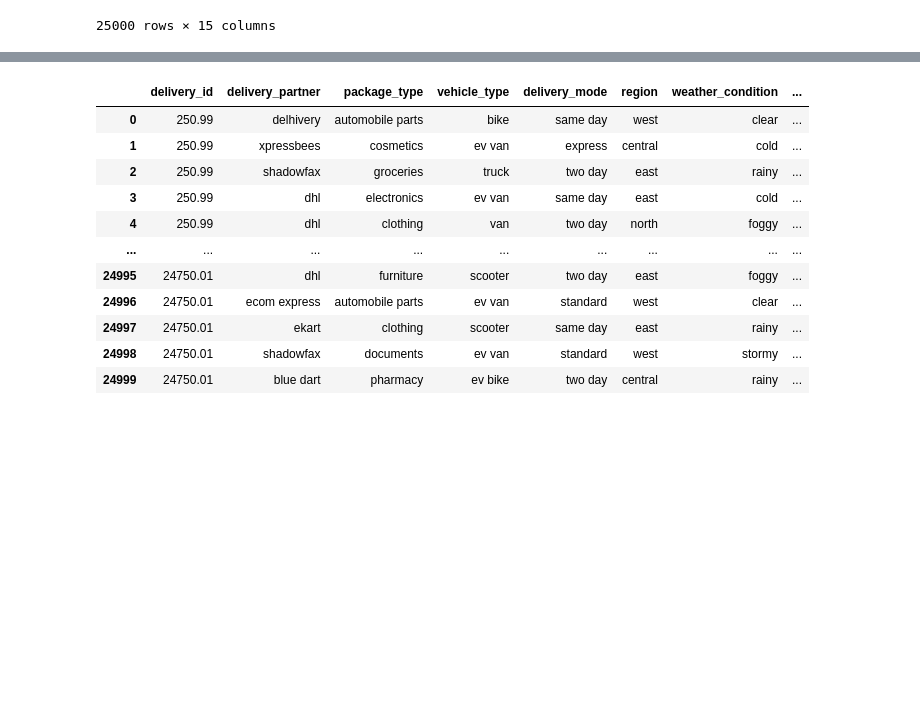
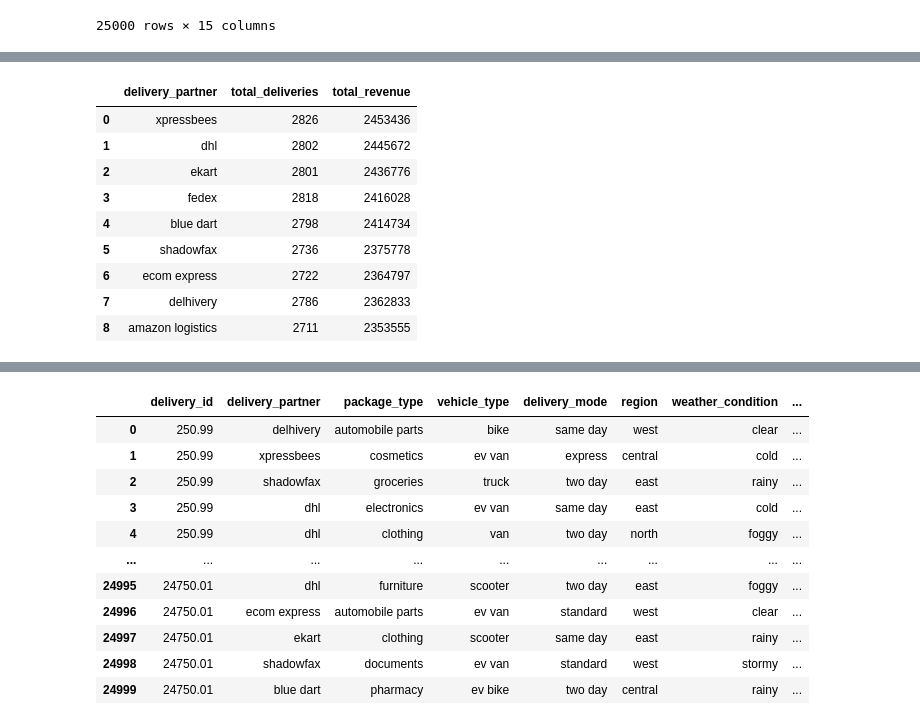
Before and after one commit to mahendra204/Python-Basics-Projects, a Jupyter notebook: Delivery Logistics EDA.ipynb, the cells around one changed output, grey strips where cells are left out. Saved outputs shown, nothing was run; the diff lists cells and outputs as text; code cells hidden in the pictures; blank space fills up the shorter version.

```diff
--- a/Delivery Logistics EDA.ipynb
+++ b/Delivery Logistics EDA.ipynb
@@ -73,0 +127,15 @@ df
+# %%
+pd.read_sql('select delivery_partner, count(delivery_id) as total_deliveries,' \
+'cast(sum(delivery_cost) as int) as total_revenue from delivery_logistics ' \
+'group by delivery_partner order by total_revenue desc', engine)
+# %% [output]
+|  | delivery_partner | total_deliveries | total_revenue |
+| 0 | xpressbees | 2826 | 2453436 |
+| 1 | dhl | 2802 | 2445672 |
+| 2 | ekart | 2801 | 2436776 |
+| 3 | fedex | 2818 | 2416028 |
+| 4 | blue dart | 2798 | 2414734 |
+| 5 | shadowfax | 2736 | 2375778 |
+| 6 | ecom express | 2722 | 2364797 |
+| 7 | delhivery | 2786 | 2362833 |
+| 8 | amazon logistics | 2711 | 2353555 |
```
Also changed, not shown: parts of 7 cells of this notebook.
